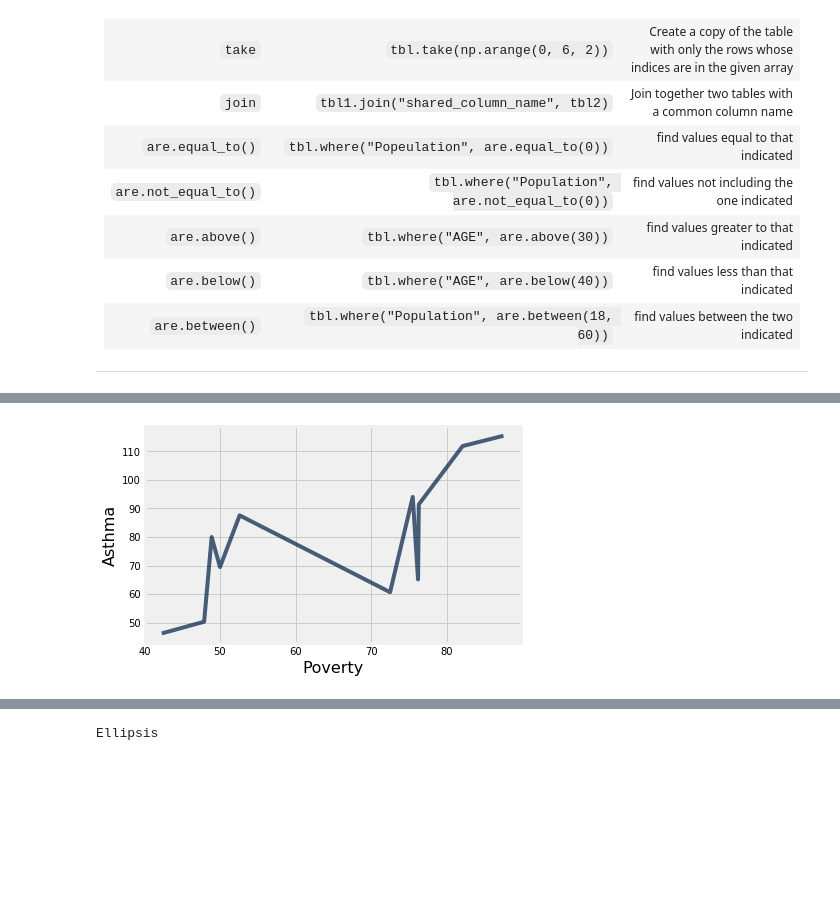
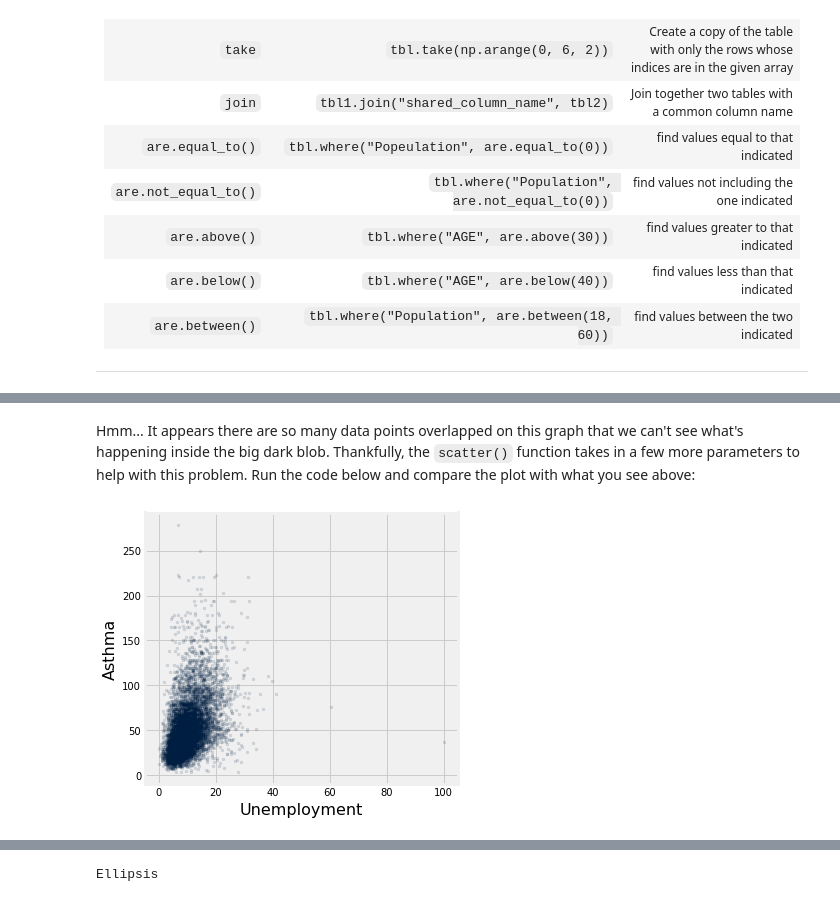
Before and after one commit to ds-modules/ESPM-163ac, a Jupyter notebook: Lab1/Lab1_docstrings.ipynb, the cells around one changed output, grey strips where cells are left out. Cells and saved outputs as stored; diff of their text form; code cells hidden in the pictures; blank space fills up the shorter version.

```diff
--- a/Lab1/Lab1_docstrings.ipynb
+++ b/Lab1/Lab1_docstrings.ipynb
@@ -440,4 +370,6 @@ table.plot("x column", "y column")
-# %%
-final_ces_table.plot("Poverty", "Asthma")
-# %% [output]
-[figure, removed]
+# %% [markdown]
+Hmm... It appears there are so many data points overlapped on this graph that we can't see what's happening inside the big dark blob. Thankfully, the `scatter()` function takes in a few more parameters to help with this problem. Run the code below and compare the plot with what you see above:
+# %%
+select_ces_data.scatter("Unemployment", "Asthma", s = 8, alpha = .12)
+# %% [output]
+[figure, added]
```
Also changed, not shown: parts of 36 cells of this notebook.
